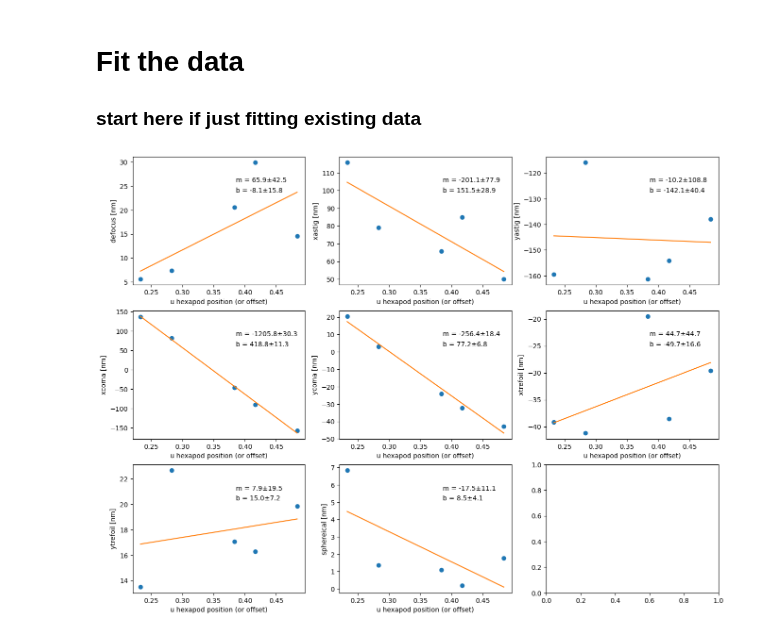
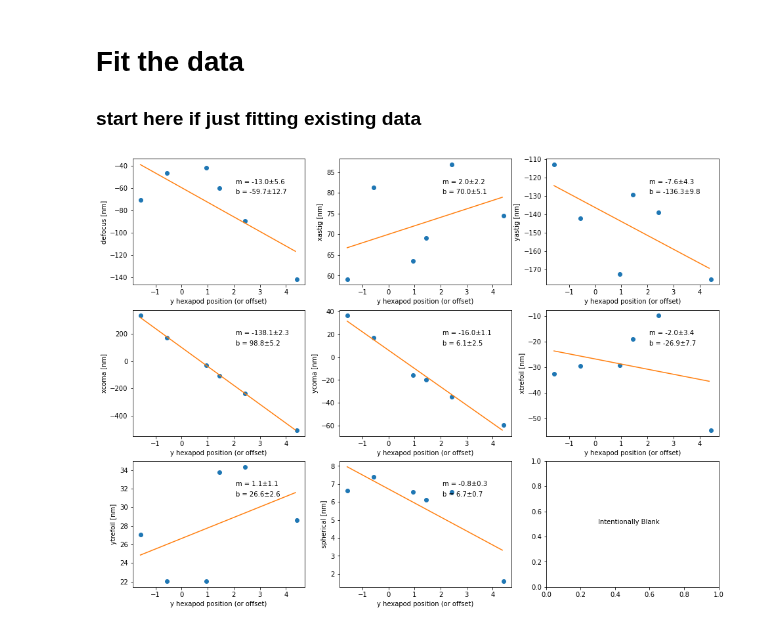
Before and after one commit to lsst-ts/ts_notebooks, a Jupyter notebook: pingraham/summit_notebooks/AT_20210607/CWFS_Sensitivity_Matrix_Determination.ipynb, the cells around one changed output. Drawn from its saved outputs; the diff is of its cells as text; code cells hidden in the pictures.

Commit message:
Added time slots for different datasets

```diff
--- a/pingraham/summit_notebooks/AT_20210607/CWFS_Sensitivity_Matrix_Determination.ipynb
+++ b/pingraham/summit_notebooks/AT_20210607/CWFS_Sensitivity_Matrix_Determination.ipynb
@@ -79,7 +88,7 @@ while i < len(end_readout)-2:
         in_focus_times.append(end_readout.index[i-1])
         intra_exptimes.append(end_readout['requestedExposureTime'][i])
         extra_exptimes.append(end_readout['requestedExposureTime'][i+1])
-        in_focus_exptimes.append(end_readout['requestedExposureTime'][i+1])
+        in_focus_exptimes.append(end_readout['requestedExposureTime'][i-1])
         i+=2
         npairs+=1
     else:
@@ -207,7 +256,7 @@ import os
 # Read in the file (written using code above)
 df2 = pd.read_csv(filename)
 # %%
-# but need to add all the zernike terms from teh fitting
+# but need to add all the zernike terms from the fitting
 df2['zern_defocus_nm'] = np.zeros(len(df2))
 df2['zern_xastig_nm'] = np.zeros(len(df2))
 df2['zern_yastig_nm'] = np.zeros(len(df2))
@@ -215,7 +264,7 @@ df2['zern_xcoma_nm'] = np.zeros(len(df2))
 df2['zern_ycoma_nm'] = np.zeros(len(df2))
 df2['zern_xtrefoil_nm'] = np.zeros(len(df2))
 df2['zern_ytrefoil_nm'] = np.zeros(len(df2))
-df2['zern_sphereical_nm'] = np.zeros(len(df2))
+df2['zern_spherical_nm'] = np.zeros(len(df2))
 # %%
 # this just needs to be set, but is not actually used
 os.environ['LSST_DDS_DOMAIN'] = 'junk'
@@ -314,7 +562,7 @@ def invparabola(y,b,x0,a):
 def invline(y,b,m):
     return (y-b)/m
 # %%
-axis='u'
+axis='y'
 # %%
 filename="20210607_"+axis+"axis_data_with_WFE_in_zerns.csv"
 df3 = pd.read_csv(filename)
@@ -322,35 +570,42 @@ df3 = pd.read_csv(filename)
 # declare the indices that correspond to the axis of interest
 if axis =='u':
     inds = np.arange(0,5)
+if axis =='v':
+    inds = np.arange(0,5)
+if axis =='x':
+    inds = np.arange(0,6)
+if axis =='y':
+    inds = np.arange(0,6)
 # %%
 # using the variable axs for multiple Axes
 nx=3; ny=3
 fig, axs = plt.subplots(3, 3)
 fig.set_size_inches(16, 12, forward=True)
 count=0
-motion_key='u'
-zern_keys = tmp=df3.keys()[18:29]
+motion_key=axis
+zern_keys = df3.keys()[18:29]
 for i in range(nx):
     for j in range(ny):
         if count>len(zern_keys)-1:
+            axs[i, j].annotate(f'Intentionally Blank',(0.3,0.5), xycoords=xycoords)
             continue
         zern_key=zern_keys[count]
         xdata=df3[motion_key][inds]
         ydata=df3[zern_key][inds]
 
         axs[i, j].plot(xdata,ydata,'o')
         x=np.arange(np.min(xdata), np.max(xdata), np.abs(np.max(xdata) - np.min(xdata))/100 )
         popt,pcov = curve_fit(line, xdata, ydata)
         perr = np.sqrt(np.diag(pcov))
 
         axs[i, j].plot(x,line(x, *popt))
         tmp=zern_key
         axs[i, j].set_ylabel(f"{zern_key.split('_')[1]} [nm]")
         axs[i, j].set_xlabel(motion_key+' hexapod position (or offset)')
         xpos=0.6; ypos=0.8 ; xycoords='axes fraction'
         axs[i, j].annotate(f'm = {popt[1]:0.1f}\u00B1{perr[1]:0.1f}',(xpos,ypos), xycoords=xycoords)
         axs[i, j].annotate(f'b = {popt[0]:0.1f}\u00B1{perr[0]:0.1f}',(xpos,ypos-0.08), xycoords=xycoords)
 
         count+=1
 # %% [output]
-[figure, old version]
+[figure, new version]
```
Also changed, not shown: parts of 13 cells of this notebook.
